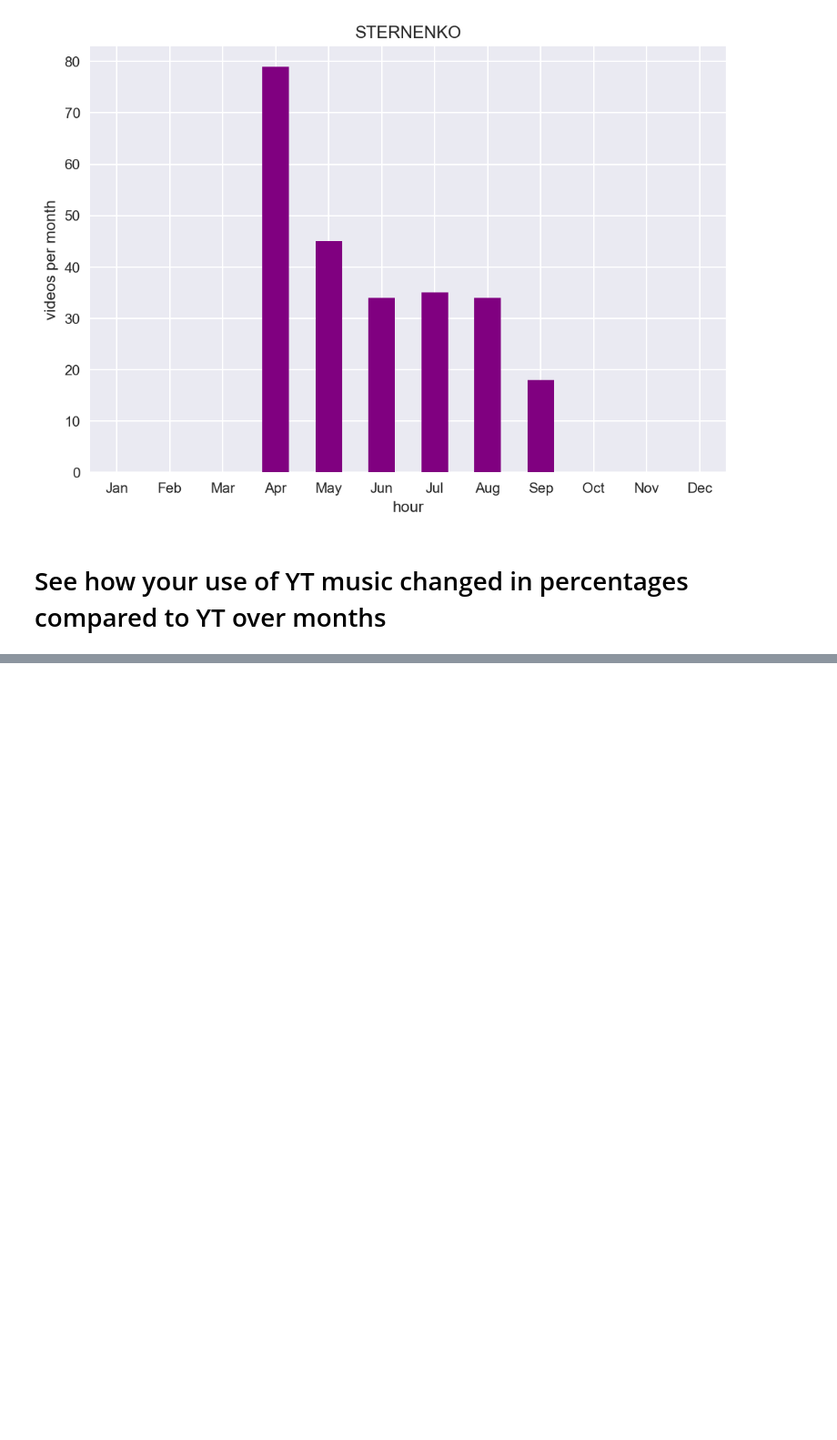
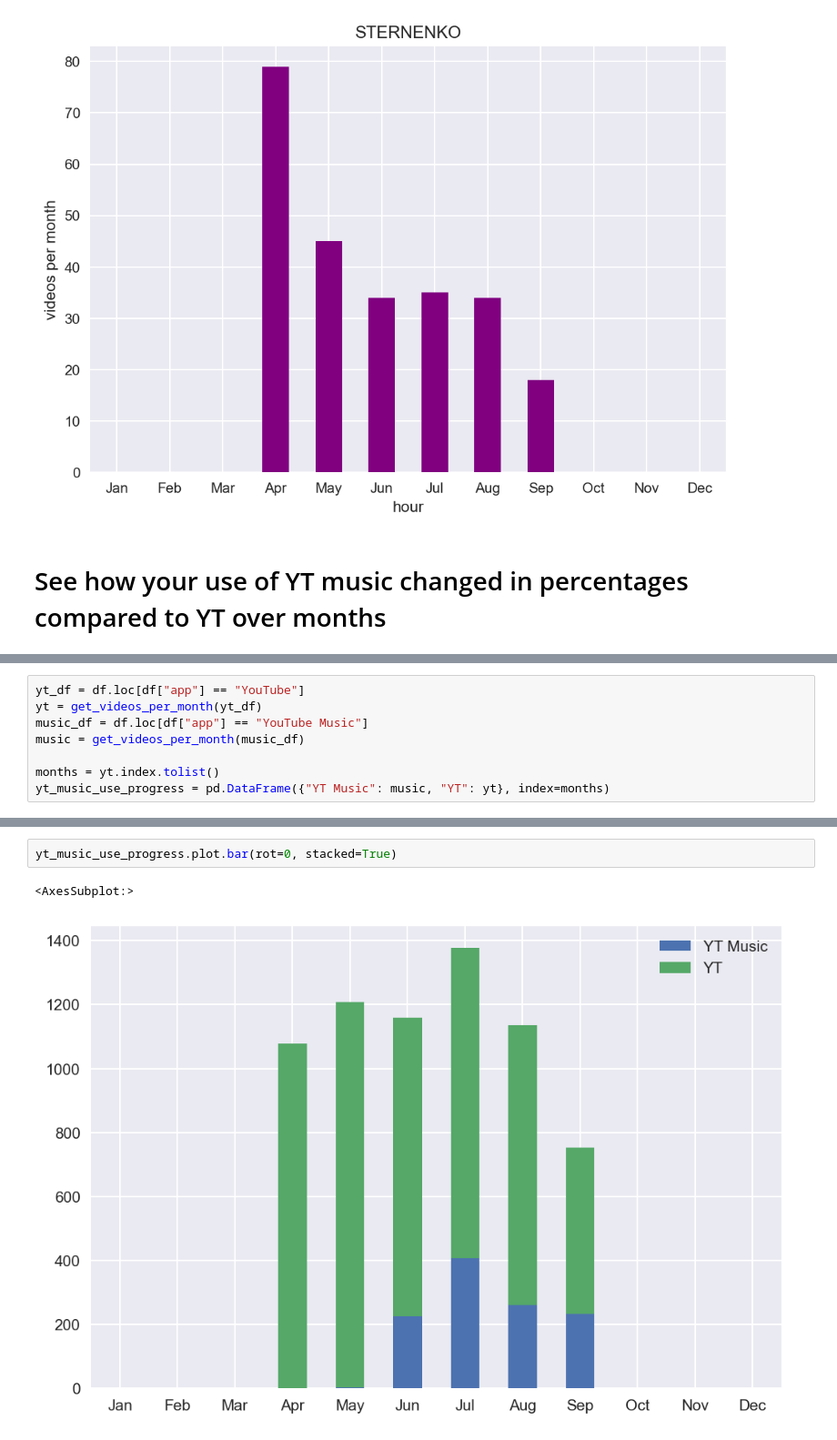
Before and after one commit to SanAntonik/yt_activity_analysis, a Jupyter notebook: explore.ipynb, the cells around one changed output, grey strips where cells are left out. Shown: that part at 91% size. Drawn from its saved outputs; the diff is of its cells as text; blank space fills up the shorter version.

Commit message:
Fix your YT music vs YT chart, so it's really stacked, not just one plot overlaps another

```diff
--- a/explore.ipynb
+++ b/explore.ipynb
@@ -214,0 +175,8 @@ vids.index.tolist()
+# %%
+yt_df = df.loc[df["app"] == "YouTube"]
+yt = get_videos_per_month(yt_df)
+music_df = df.loc[df["app"] == "YouTube Music"]
+music = get_videos_per_month(music_df)
+
+months = yt.index.tolist()
+yt_music_use_progress = pd.DataFrame({"YT Music": music, "YT": yt}, index=months)
@@ -214,0 +199,5 @@ vids.index.tolist()
+# %%
+yt_music_use_progress.plot.bar(rot=0, stacked=True)
+# %% [output]
+<AxesSubplot:>
+[figure, added]
```
Also changed, not shown: parts of 4 cells of this notebook.
